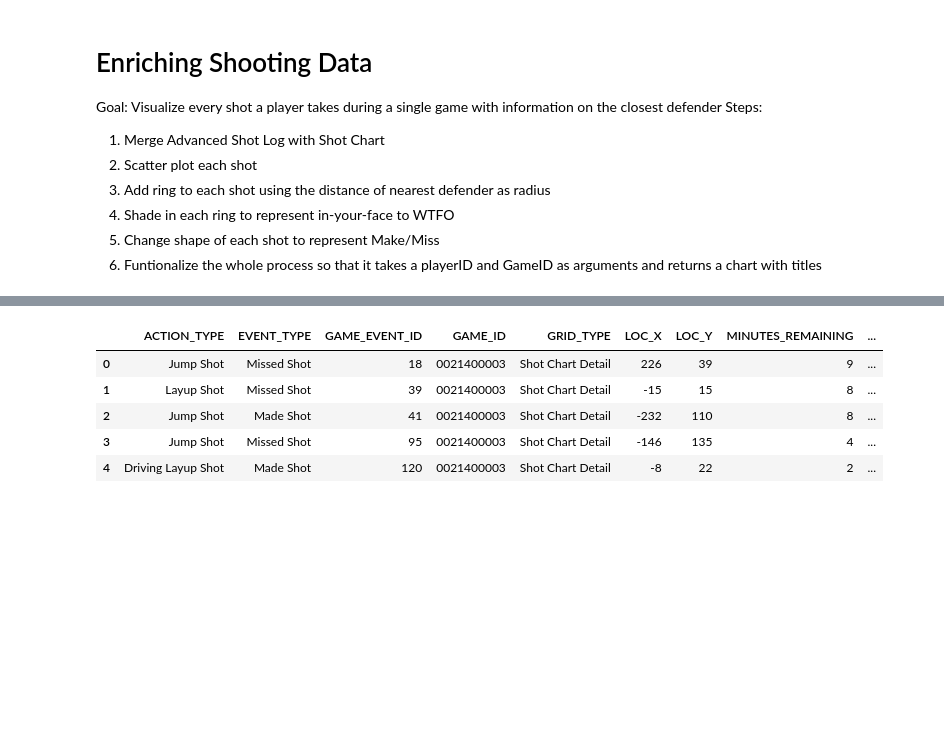
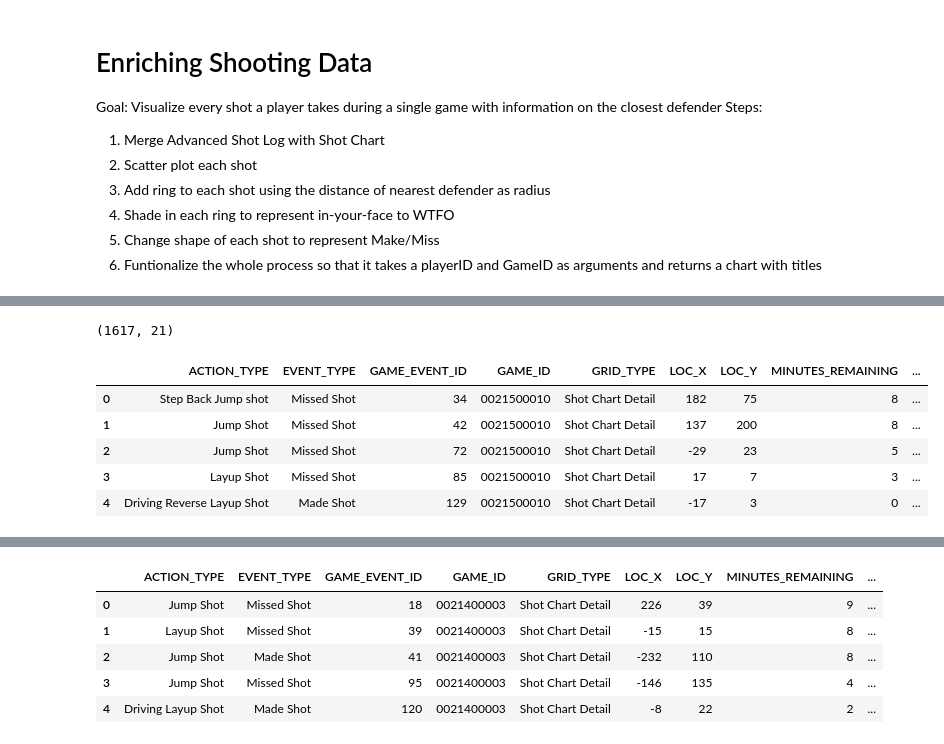
Before and after one commit to bradleyfay/py-Goldsberry, a Jupyter notebook: docs/Enriching Shooting Data.ipynb, the cells around one changed output, grey strips where cells are left out. Saved outputs shown, nothing was run; the diff lists cells and outputs as text; code cells hidden in the pictures; blank space fills up the shorter version.

```diff
--- a/docs/Enriching Shooting Data.ipynb
+++ b/docs/Enriching Shooting Data.ipynb
@@ -37,0 +37,13 @@ harden_shots_advanced['PLAYER_ID'] = harden_id
+# %%
+harden_shots.shape
+# %% [output]
+(1617, 21)
+# %%
+harden_shots.head()
+# %% [output]
+|  | ACTION_TYPE | EVENT_TYPE | GAME_EVENT_ID | GAME_ID | GRID_TYPE | LOC_X | LOC_Y | MINUTES_REMAINING | ... |
+| 0 | Step Back Jump shot | Missed Shot | 34 | 0021500010 | Shot Chart Detail | 182 | 75 | 8 | ... |
+| 1 | Jump Shot | Missed Shot | 42 | 0021500010 | Shot Chart Detail | 137 | 200 | 8 | ... |
+| 2 | Jump Shot | Missed Shot | 72 | 0021500010 | Shot Chart Detail | -29 | 23 | 5 | ... |
+| 3 | Layup Shot | Missed Shot | 85 | 0021500010 | Shot Chart Detail | 17 | 7 | 3 | ... |
+| 4 | Driving Reverse Layup Shot | Made Shot | 129 | 0021500010 | Shot Chart Detail | -17 | 3 | 0 | ... |
```
Also changed, not shown: parts of 20 cells of this notebook.
